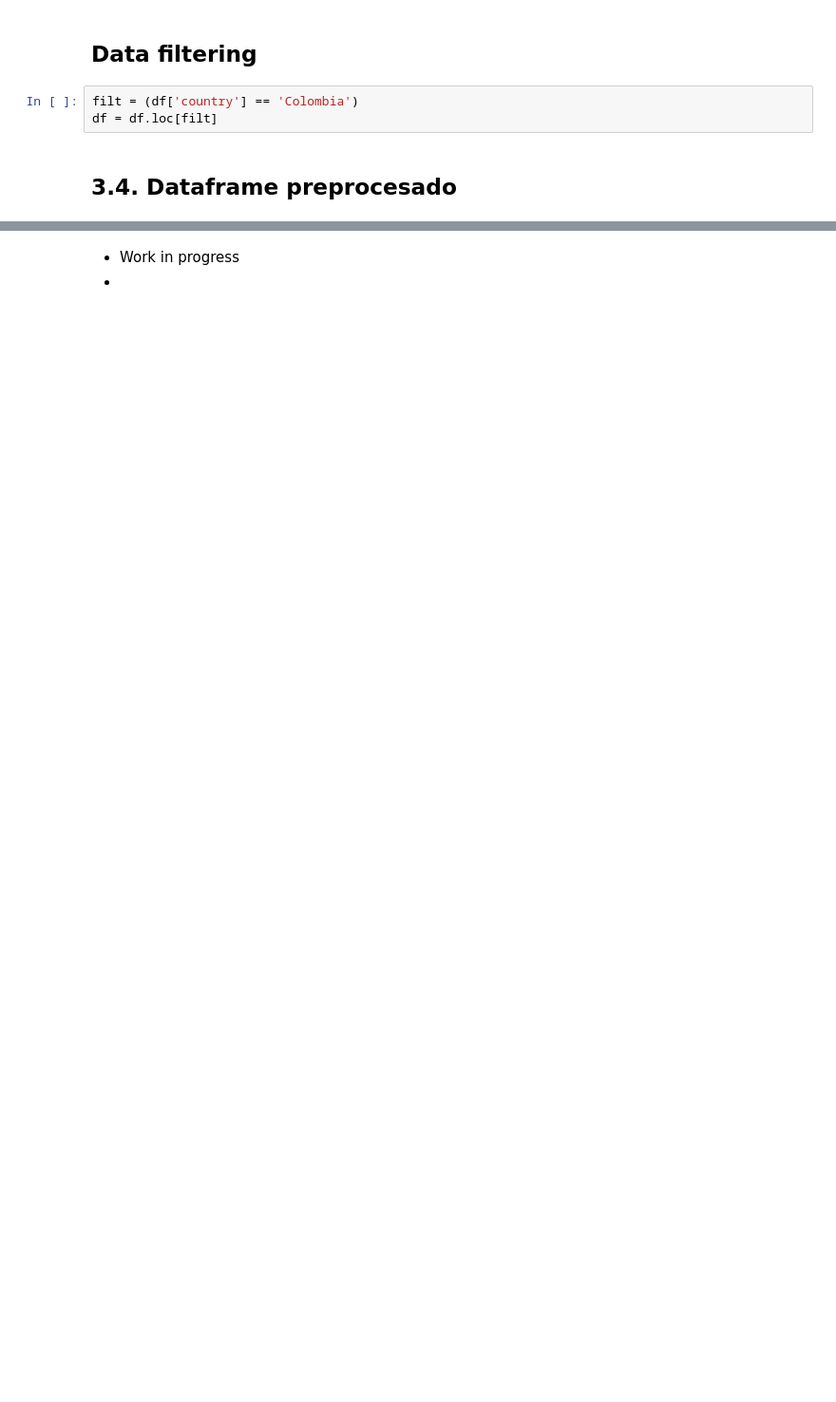
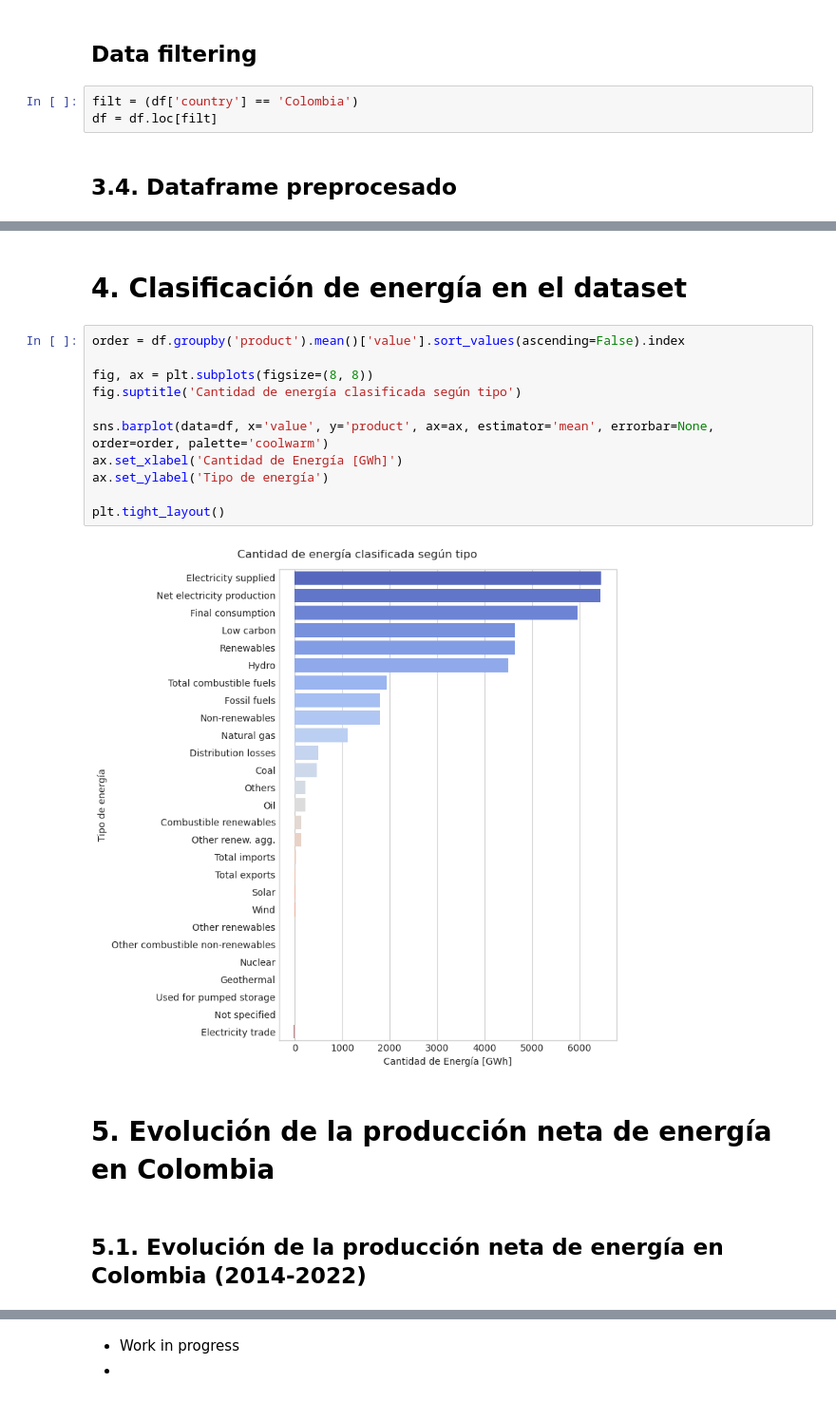
Before and after one commit to JoePortilla/EnergyProductionCol-EDA, a Jupyter notebook: EnergyProductionCol-EDA.ipynb, the cells around one changed output, grey strips where cells are left out. Shown at 95% size. Saved outputs shown, nothing was run; the diff lists cells and outputs as text; blank space fills up the shorter version.

```diff
--- a/EnergyProductionCol-EDA.ipynb
+++ b/EnergyProductionCol-EDA.ipynb
@@ -235,0 +245,19 @@ memory usage: 159.2+ KB
+# %% [markdown]
+# 4. Clasificación de energía en el dataset
+# %%
+order = df.groupby('product').mean()['value'].sort_values(ascending=False).index
+
+fig, ax = plt.subplots(figsize=(8, 8))
+fig.suptitle('Cantidad de energía clasificada según tipo')
+
+sns.barplot(data=df, x='value', y='product', ax=ax, estimator='mean', errorbar=None, order=order, palette='coolwarm')
+ax.set_xlabel('Cantidad de Energía [GWh]')
+ax.set_ylabel('Tipo de energía')
+
+plt.tight_layout()
+# %% [output]
+[figure, added]
+# %% [markdown]
+# 5. Evolución de la producción neta de energía en Colombia
+# %% [markdown]
+## 5.1. Evolución de la producción neta de energía en Colombia (2014-2022)
```
Also changed, not shown: parts of 40 cells of this notebook.
